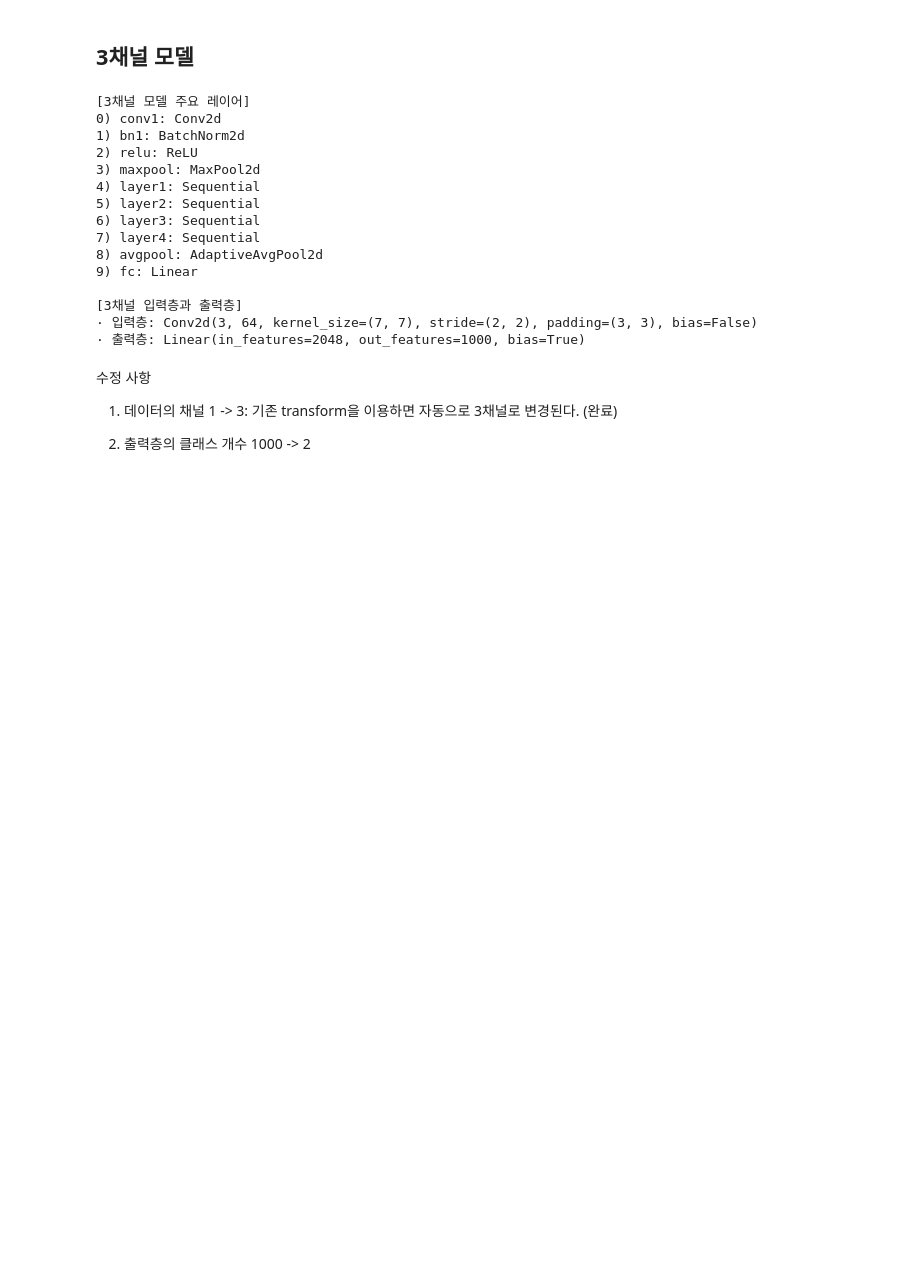
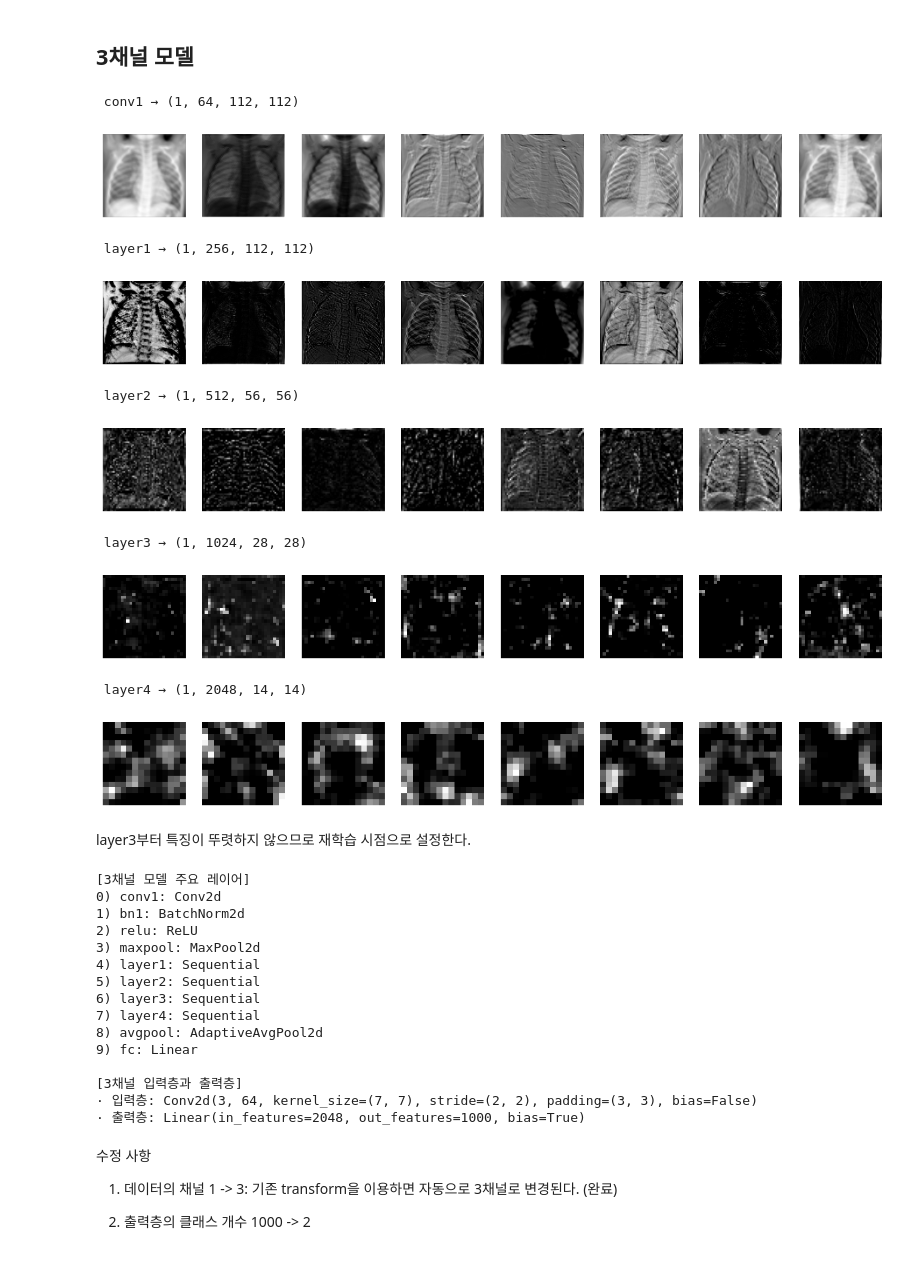
Before and after one commit to wonbywondev/ML-DL, a Jupyter notebook: 06_DL_Tuning/06_Xray.ipynb, the cells around one changed output. Drawn from its saved outputs; the diff is of its cells as text; code cells hidden in the pictures; blank space fills up the shorter version.

```diff
--- a/06_DL_Tuning/06_Xray.ipynb
+++ b/06_DL_Tuning/06_Xray.ipynb
@@ -199,27 +202,25 @@ plt.show()
 from torchvision.transforms import v2
 from torchvision.transforms import InterpolationMode
 
-# device 설정
-ch_1_device = device
-ch_3_device = device
+# 채널별 device·모델 설정
+ch_3_model, ch_3_device  = model, device
+ch_1_model, ch_1_device  = model, device
 
 
-# 사전 학습 모델 설정(ResNet152)
-ch_1_model = torchvision.models.resnet152(weights='IMAGENET1K_V1')
-ch_3_model = torchvision.models.resnet152(weights='IMAGENET1K_V1')
+# 채널별 변환기 설정
 
+# 기존 3채널 변환기
+ch_3_transform = torchvision.models.ResNet152_Weights.IMAGENET1K_V1.transforms()
 
-# 기존 변환기 수정(3채널 -> 1채널)  * 참고 자료: https://docs.pytorch.org/vision/main/models/generated/torchvision.models.resnet152.html#torchvision.models.ResNet152_Weights
+# 1채널 변환기 (참고 자료: https://docs.pytorch.org/vision/main/models/generated/torchvision.models.resnet152.html#torchvision.models.ResNet152_Weights)
 ch_1_transform = v2.Compose([
-        v2.Grayscale(num_output_channels=1), # 입력 채널이 1개이므로 변경.
+        v2.Grayscale(num_output_channels=1), # 입력 채널 1개로 변경.
         v2.Resize(256, interpolation=InterpolationMode.BILINEAR),
         v2.CenterCrop(224),
         v2.ToImage(),
         v2.ToDtype(torch.float32, scale=True),
         v2.Normalize(mean=[0.449], # 기존 3채널 값의 평균값 활용
                      std=[0.226])])
-
-ch_3_transform = torchvision.models.ResNet152_Weights.IMAGENET1K_V1.transforms()
 # %%
 from torchvision.datasets import ImageFolder
 from torch.utils.data import DataLoader, WeightedRandomSampler
@@ -266,5 +269,41 @@ ch_3_test_dataloader = DataLoader(ch_3_test_dataset, batch_size=64, shuffle=Fals
 # %% [markdown]
 ## 3채널 모델
+# %%
+ch_3_sample_image = ch_3_train_dataset[0][0]
+
+layers_dict = dict(ch_3_model.named_children())
+
+
+def show_feature(name, out, max_channels=8):
+    fmap = out.squeeze(0).detach().cpu()
+    num = min(max_channels, fmap.shape[0])
+    fig, axes = plt.subplots(1, num, figsize=(15,4))
+
+    for i, ax in enumerate(axes if num>1 else [axes]):
+        ax.imshow(fmap[i], cmap="gray")
+        ax.axis("off")
+
+    print(f" {name} → {tuple(out.shape)}")
+    plt.show()
+
+
+out = ch_3_sample_image.unsqueeze(0)
+for layer in ["conv1", "layer1", "layer2","layer3","layer4"]:
+    out = layers_dict[layer](out)
+    show_feature(layer, out)
+# %% [output]
+ conv1 → (1, 64, 112, 112)
+[figure, added]
+ layer1 → (1, 256, 112, 112)
+[figure, added]
+ layer2 → (1, 512, 56, 56)
+[figure, added]
+ layer3 → (1, 1024, 28, 28)
+[figure, added]
+ layer4 → (1, 2048, 14, 14)
+[figure, added]
+# %% [markdown]
+layer3부터 특징이 뚜렷하지 않으므로 재학습 시점으로 설정한다.
 # %%
 # 모델의 주요 레이어 확인
 print("[3채널 모델 주요 레이어]")
```
Also changed, not shown: parts of 21 cells of this notebook.
